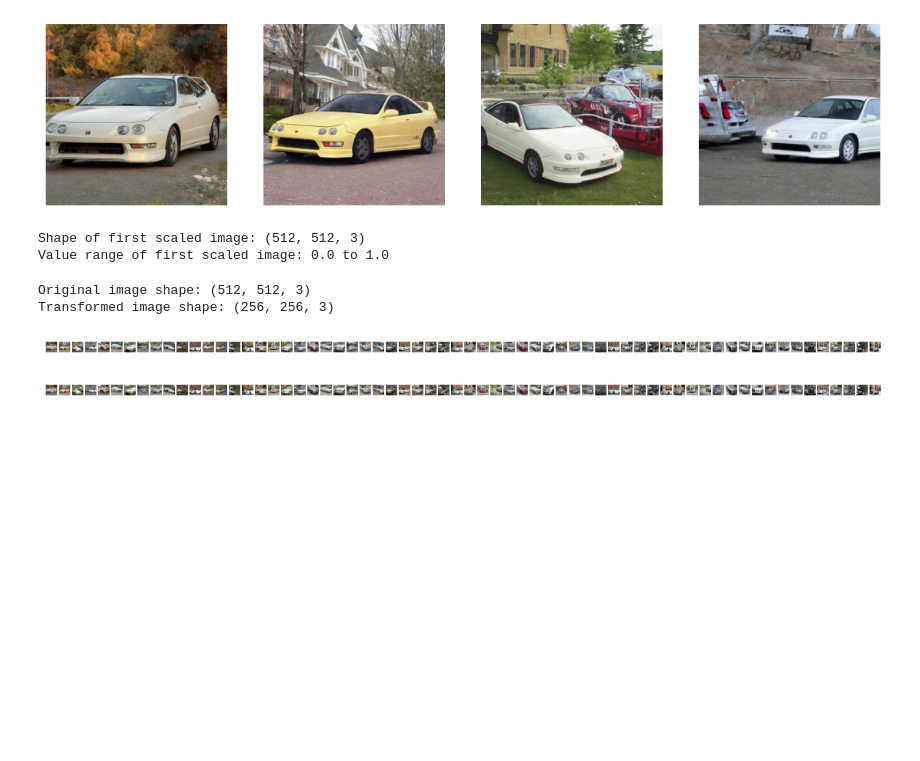
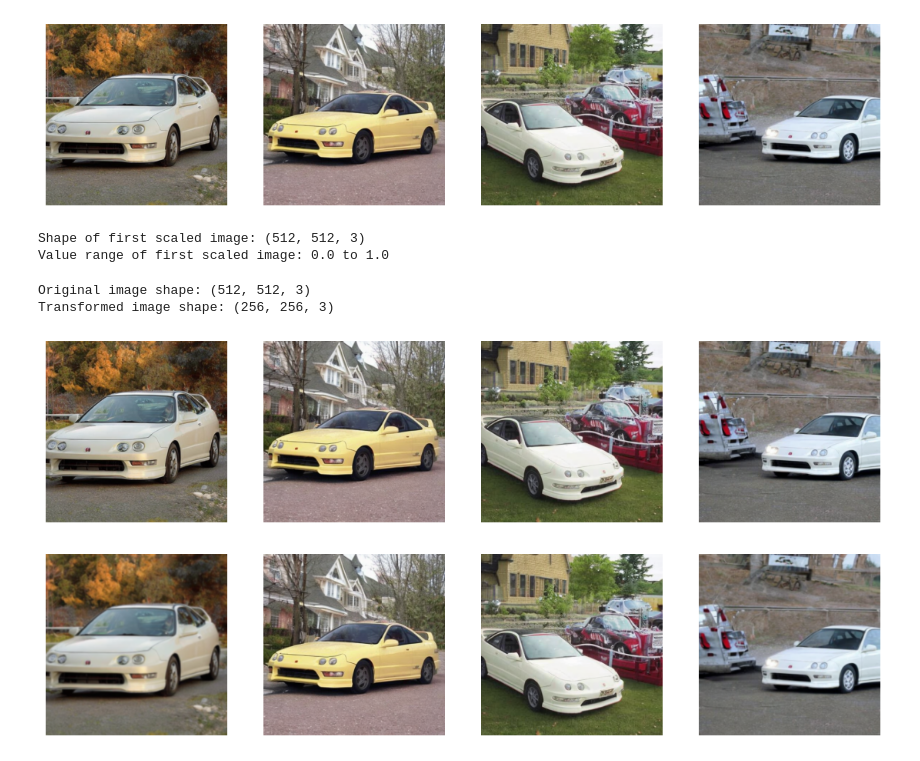
Before and after one commit to asbjornhp/Deeplearning-Group16, a Jupyter notebook: preprocessing.ipynb, the cells around one changed output. Saved outputs shown, nothing was run; the diff lists cells and outputs as text; code cells hidden in the pictures; blank space fills up the shorter version.

```diff
--- a/preprocessing.ipynb
+++ b/preprocessing.ipynb
@@ -156,27 +156,27 @@ Transformed image shape: (256, 256, 3)
 # %%
 # Visualize examples
 
-num_displayed_examples = len(scaled_cars_synth)
+num_displayed_examples = 4#len(scaled_cars_synth)
 
 plt.figure(figsize=(14, 10))
 #plt.title("Original images")
 #plt.axis('off')
 for k in range(num_displayed_examples):
   plt.subplot(1, num_displayed_examples, k + 1)
   plt.imshow((scaled_cars_synth[k]))
   plt.axis('off')
 
 
 plt.figure(figsize=(14, 10))
 #plt.title("Transformed images")
 #plt.axis('off')
 for k in range(num_displayed_examples):
   plt.subplot(1, num_displayed_examples, k + 1)
   plt.imshow((transformed_synth_cars[k]['image']))
   plt.axis('off')
 # %% [output]
-[figure, old version]
+[figure, new version]
-[figure, old version]
+[figure, new version]
 # %%
 # Frequency analysis of images
 
```
Also changed, not shown: parts of 1 cell of this notebook.
